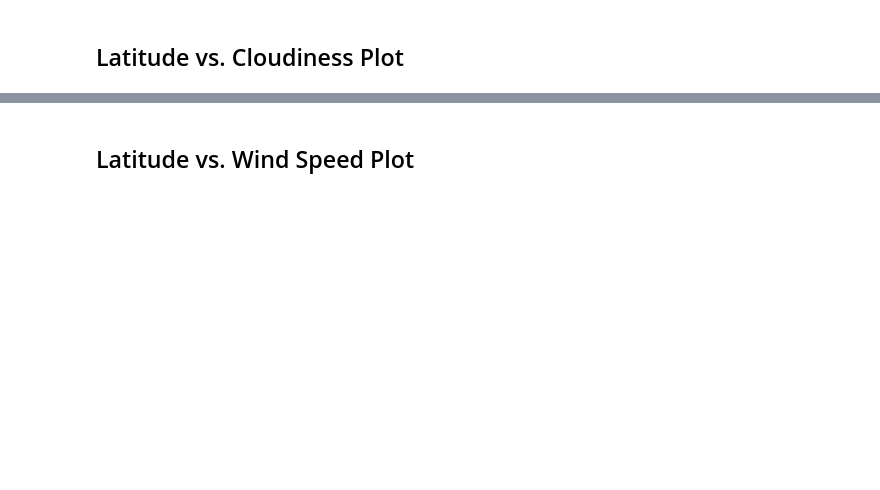
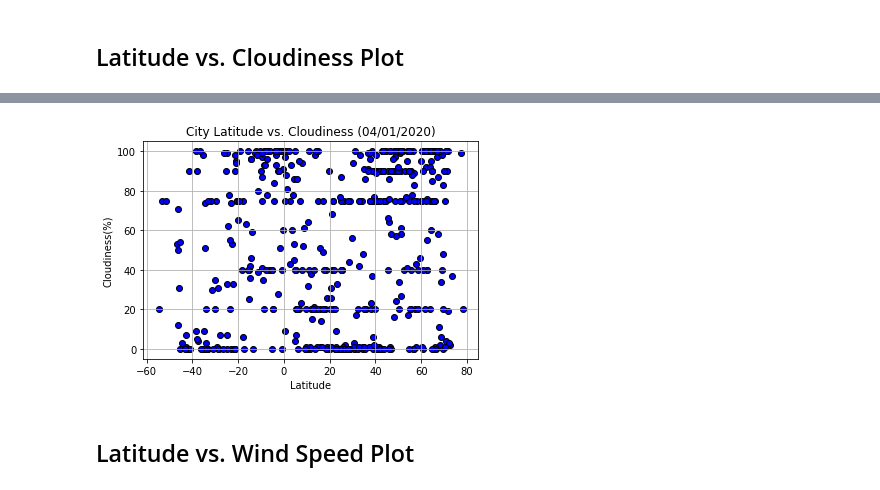
Before and after one commit to estherkim0998/Python-API, a Jupyter notebook: WeatherPy/WeatherPy.ipynb, the cells around one changed output, grey strips where cells are left out. Cells and saved outputs as stored; diff of their text form; code cells hidden in the pictures; blank space fills up the shorter version.

```diff
--- a/WeatherPy/WeatherPy.ipynb
+++ b/WeatherPy/WeatherPy.ipynb
@@ -162,2 +266,15 @@ Int64Index([], dtype='int64')
+# %%
+plt.scatter(weather_df["Latitude"], weather_df["Cloudiness"], facecolors="blue", marker="o", edgecolor="black")
+
+plt.title("City Latitude vs. Cloudiness (04/01/2020)")
+plt.ylabel("Cloudiness(%)")
+plt.xlabel("Latitude")
+plt.grid(True)
+
+plt.savefig("./lat_vs_cloudiness.png")
+
+plt.show()
+# %% [output]
+[figure, added]
 # %% [markdown]
 ## Latitude vs. Wind Speed Plot
```
Also changed, not shown: parts of 41 cells of this notebook, 18 other files.
